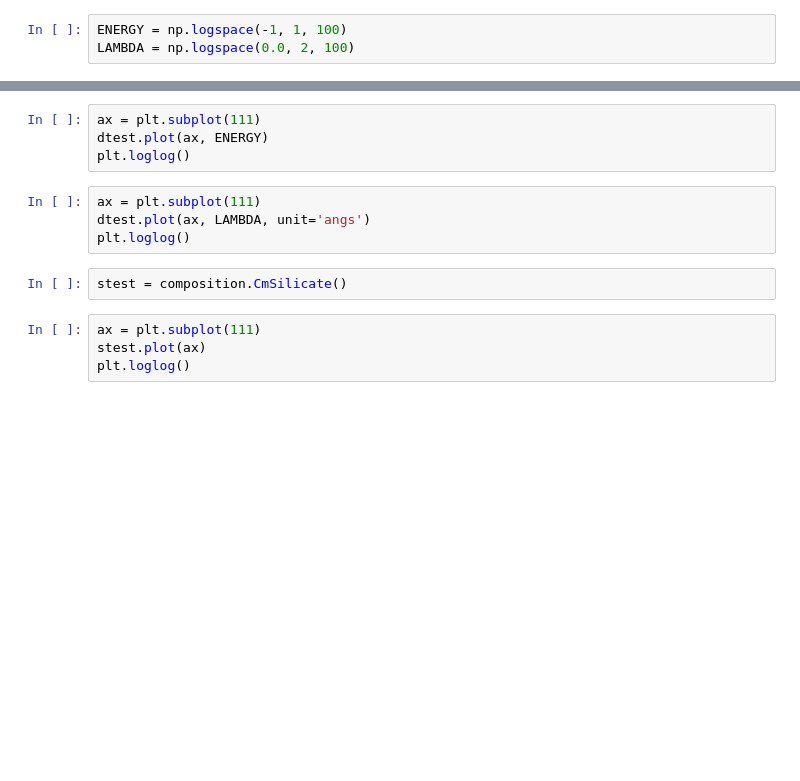
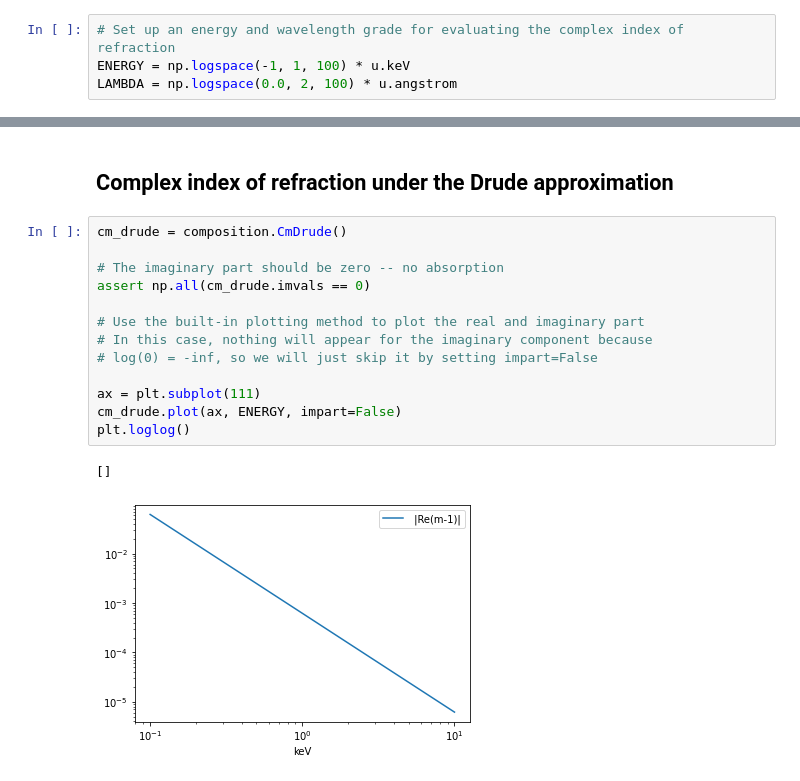
Before and after one commit to eblur/newdust, a Jupyter notebook: examples/plot_cmindex.ipynb, the cells around one changed output, grey strips where cells are left out. Cells and saved outputs as stored; diff of their text form; blank space fills up the shorter version.

```diff
--- a/examples/plot_cmindex.ipynb
+++ b/examples/plot_cmindex.ipynb
@@ -7,4 +12,5 @@ import matplotlib.pyplot as plt
 from newdust.graindist import composition
 # %%
-ENERGY = np.logspace(-1, 1, 100)
-LAMBDA = np.logspace(0.0, 2, 100)
+# Set up an energy and wavelength grade for evaluating the complex index of refraction
+ENERGY = np.logspace(-1, 1, 100) * u.keV
+LAMBDA = np.logspace(0.0, 2, 100) * u.angstrom
@@ -13,14 +17,18 @@ dtest = composition.CmDrude()
-# %%
-ax = plt.subplot(111)
-dtest.plot(ax, ENERGY)
-plt.loglog()
-# %%
-ax = plt.subplot(111)
-dtest.plot(ax, LAMBDA, unit='angs')
-plt.loglog()
-# %%
-stest = composition.CmSilicate()
-# %%
-ax = plt.subplot(111)
-stest.plot(ax)
-plt.loglog()
+# %% [markdown]
+## Complex index of refraction under the Drude approximation
+# %%
+cm_drude = composition.CmDrude()
+
+# The imaginary part should be zero -- no absorption
+assert np.all(cm_drude.imvals == 0)
+
+# Use the built-in plotting method to plot the real and imaginary part
+# In this case, nothing will appear for the imaginary component because
+# log(0) = -inf, so we will just skip it by setting impart=False
+
+ax = plt.subplot(111)
+cm_drude.plot(ax, ENERGY, impart=False)
+plt.loglog()
+# %% [output]
+[]
+[figure, added]
```
Also changed, not shown: parts of 18 cells of this notebook, 4 other files.
